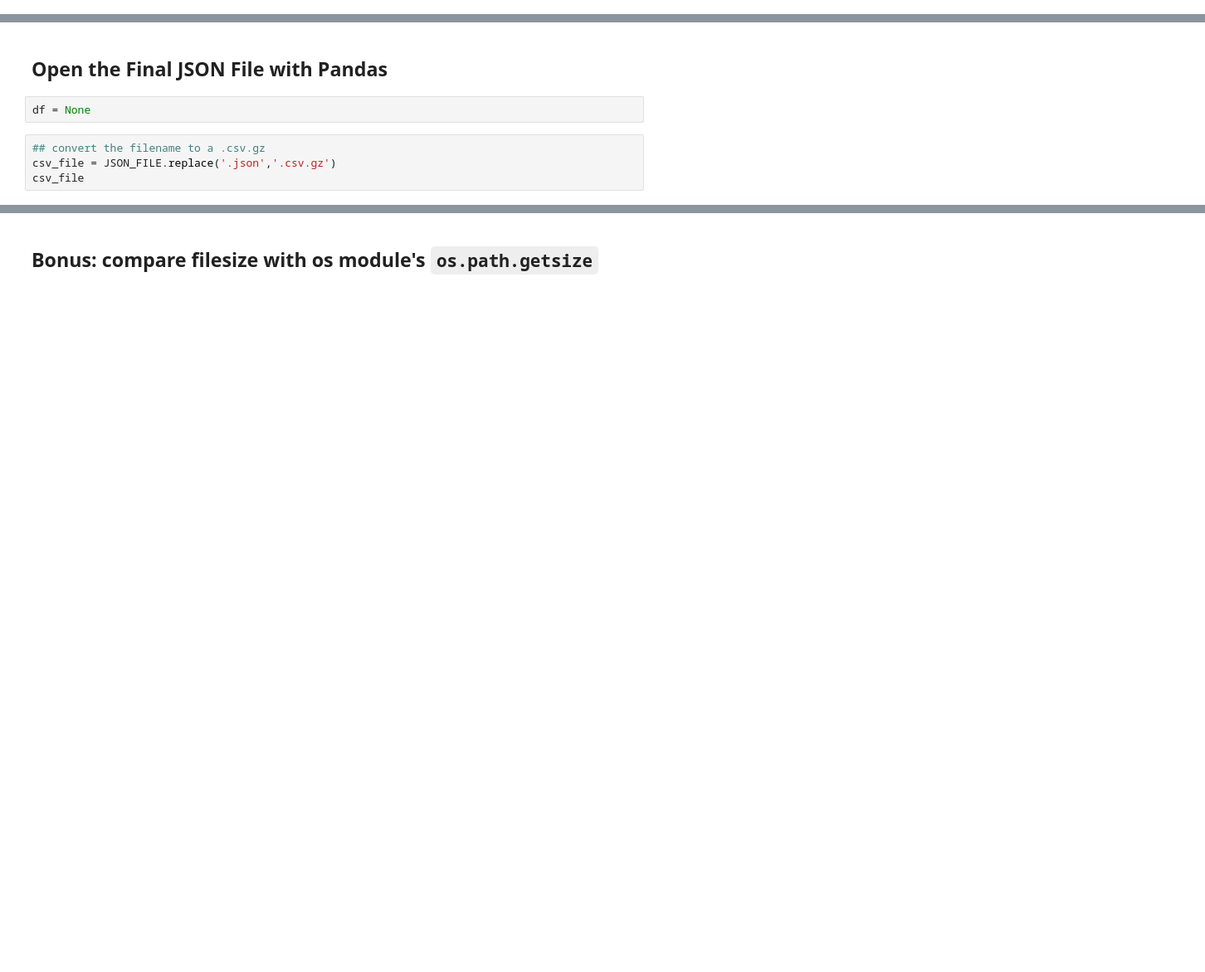
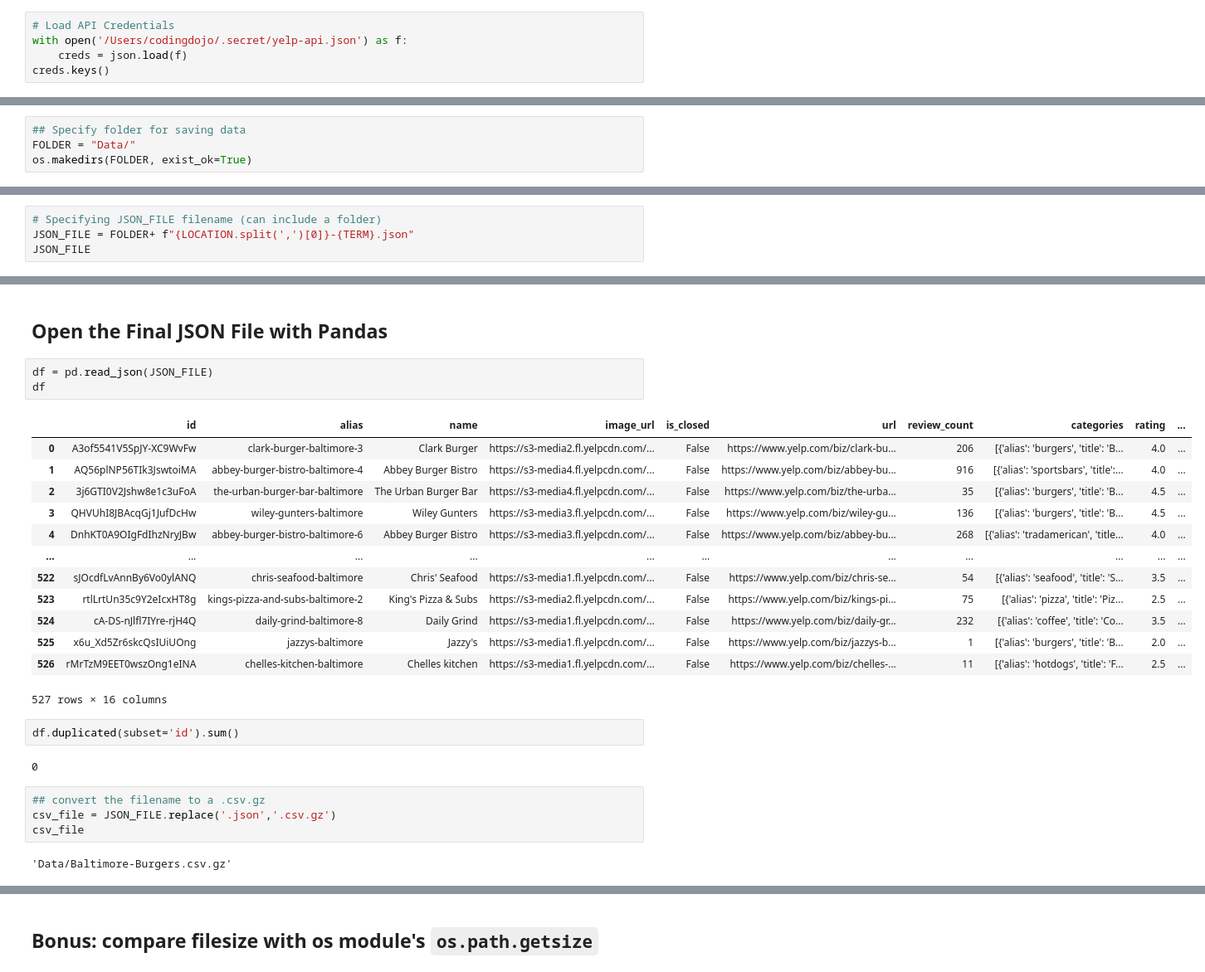
Before and after one commit to coding-dojo-data-science/data-enrichment-wk14-activity-mapping-yelp-api-results, a Jupyter notebook: Part1-Extracting and Saving Data from Yelp API.ipynb, the cells around one changed output, grey strips where cells are left out. Shown at 83% size. Cells and saved outputs as stored; diff of their text form; blank space fills up the shorter version.

```diff
--- a/Part1-Extracting and Saving Data from Yelp API.ipynb
+++ b/Part1-Extracting and Saving Data from Yelp API.ipynb
@@ -47,0 +51,5 @@ from tqdm.notebook import tqdm_notebook
+# %%
+# Load API Credentials
+with open('/Users/codingdojo/.secret/yelp-api.json') as f:
+    creds = json.load(f)
+creds.keys()
@@ -54 +70,5 @@ from tqdm.notebook import tqdm_notebook
+# %%
+## Specify folder for saving data
+FOLDER = "Data/"
+os.makedirs(FOLDER, exist_ok=True)
 # %%
@@ -59,0 +88,4 @@ JSON_FILE = None
+# %%
+# Specifying JSON_FILE filename (can include a folder)
+JSON_FILE = FOLDER+ f"{LOCATION.split(',')[0]}-{TERM}.json"
+JSON_FILE
@@ -131,11 +229,32 @@ for i in tqdm_notebook( range(1,n_pages+1)):
     ## What to do if we get an error/exception.
 # %% [markdown]
 ## Open the Final JSON File with Pandas
-# %%
-df = None
+# %%
+df = pd.read_json(JSON_FILE)
+df
+# %% [output]
+|  | id | alias | name | image_url | is_closed | url | review_count | categories | rating | ... |
+| 0 | A3of5541V5SpJY-XC9WvFw | clark-burger-baltimore-3 | Clark Burger | https://s3-media2.fl.yelpcdn.com/... | False | https://www.yelp.com/biz/clark-bu... | 206 | [{'alias': 'burgers', 'title': 'B... | 4.0 | ... |
+| 1 | AQ56plNP56TIk3JswtoiMA | abbey-burger-bistro-baltimore-4 | Abbey Burger Bistro | https://s3-media4.fl.yelpcdn.com/... | False | https://www.yelp.com/biz/abbey-bu... | 916 | [{'alias': 'sportsbars', 'title':... | 4.0 | ... |
+| 2 | 3j6GTI0V2Jshw8e1c3uFoA | the-urban-burger-bar-baltimore | The Urban Burger Bar | https://s3-media4.fl.yelpcdn.com/... | False | https://www.yelp.com/biz/the-urba... | 35 | [{'alias': 'burgers', 'title': 'B... | 4.5 | ... |
+| 3 | QHVUhI8JBAcqGj1JufDcHw | wiley-gunters-baltimore | Wiley Gunters | https://s3-media3.fl.yelpcdn.com/... | False | https://www.yelp.com/biz/wiley-gu... | 136 | [{'alias': 'burgers', 'title': 'B... | 4.5 | ... |
+| 4 | DnhKT0A9OIgFdIhzNryJBw | abbey-burger-bistro-baltimore-6 | Abbey Burger Bistro | https://s3-media3.fl.yelpcdn.com/... | False | https://www.yelp.com/biz/abbey-bu... | 268 | [{'alias': 'tradamerican', 'title... | 4.0 | ... |
+| ... | ... | ... | ... | ... | ... | ... | ... | ... | ... | ... |
+| 522 | sJOcdfLvAnnBy6Vo0ylANQ | chris-seafood-baltimore | Chris' Seafood | https://s3-media1.fl.yelpcdn.com/... | False | https://www.yelp.com/biz/chris-se... | 54 | [{'alias': 'seafood', 'title': 'S... | 3.5 | ... |
+| 523 | rtlLrtUn35c9Y2eIcxHT8g | kings-pizza-and-subs-baltimore-2 | King's Pizza & Subs | https://s3-media2.fl.yelpcdn.com/... | False | https://www.yelp.com/biz/kings-pi... | 75 | [{'alias': 'pizza', 'title': 'Piz... | 2.5 | ... |
+| 524 | cA-DS-nJlfl7IYre-rjH4Q | daily-grind-baltimore-8 | Daily Grind | https://s3-media1.fl.yelpcdn.com/... | False | https://www.yelp.com/biz/daily-gr... | 232 | [{'alias': 'coffee', 'title': 'Co... | 3.5 | ... |
+| 525 | x6u_Xd5Zr6skcQsIUiUOng | jazzys-baltimore | Jazzy's | https://s3-media1.fl.yelpcdn.com/... | False | https://www.yelp.com/biz/jazzys-b... | 1 | [{'alias': 'burgers', 'title': 'B... | 2.0 | ... |
+| 526 | rMrTzM9EET0wszOng1eINA | chelles-kitchen-baltimore | Chelles kitchen | https://s3-media1.fl.yelpcdn.com/... | False | https://www.yelp.com/biz/chelles-... | 11 | [{'alias': 'hotdogs', 'title': 'F... | 2.5 | ... |
+527 rows × 16 columns
+# %%
+df.duplicated(subset='id').sum()
+# %% [output]
+0
 # %%
 ## convert the filename to a .csv.gz
 csv_file = JSON_FILE.replace('.json','.csv.gz')
 csv_file
+# %% [output]
+'Data/Baltimore-Burgers.csv.gz'
 # %%
 ## Save it as a compressed csv (to save space)
```
Also changed, not shown: parts of 26 cells of this notebook, 2 other files.
